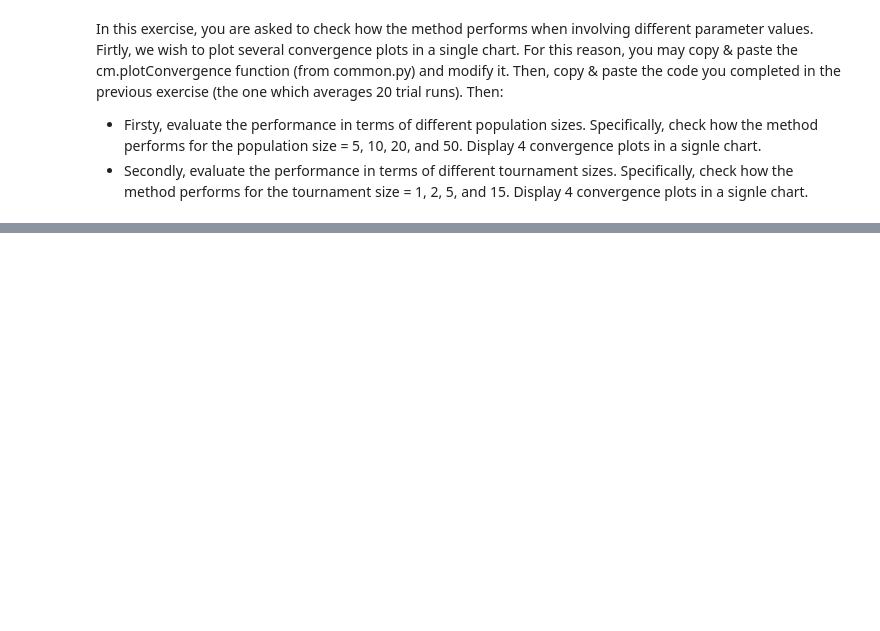
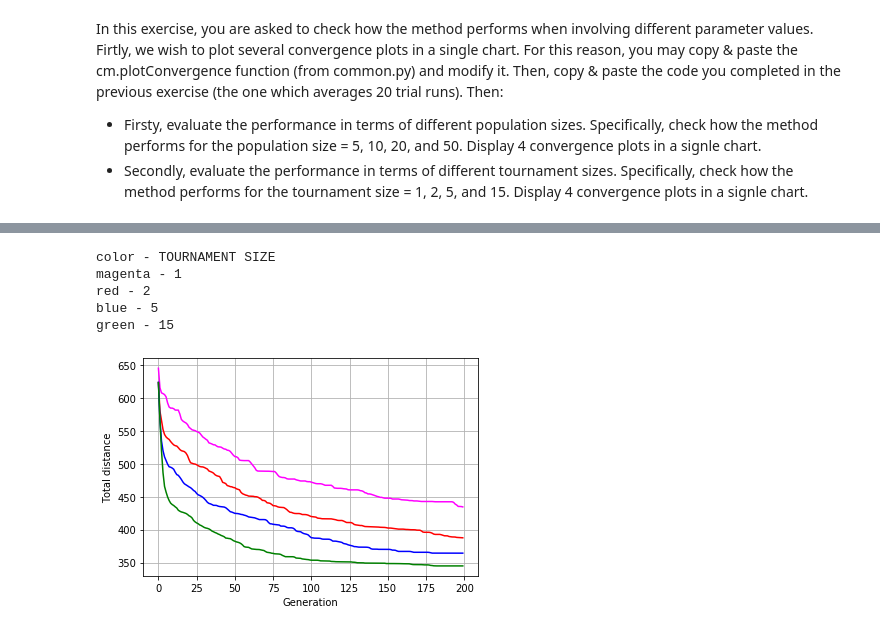
Before and after one commit to TomKuc/IAI, a Jupyter notebook: lab4/Exercises.ipynb, the cells around one changed output, grey strips where cells are left out. Drawn from its saved outputs; the diff is of its cells as text; code cells hidden in the pictures; blank space fills up the shorter version.

```diff
--- a/lab4/Exercises.ipynb
+++ b/lab4/Exercises.ipynb
@@ -429,0 +502,58 @@ def plotConvergence2(plt, X, Y_MINs, Y_MEANs, Y_MAXs):
+# %%
+#(TOURNAMENT SIZE)
+tour_sizes = [1,2,5,15]
+
+RUNS = 20
+
+distanceMatrix = cm.getLargeDistanceMatrix() ### 15 CITIES
+cities = 15
+mutationProbability = 1.0/15.0
+populationSize = 20
+generations = 200
+X = range(generations)
+for t_size in tour_sizes:
+    RUN_MIN = []
+    RUN_MEAN = []
+    RUN_MAX = []
+    for run in range(RUNS):
+        population = getInitialPopulation(populationSize, cities, distanceMatrix)
+        sortPopulation(population)
+        RUN_MIN.append([])
+        RUN_MEAN.append([])
+        RUN_MAX.append([])
+        for g in range(generations):
+            matingPool = getMatingPool(populationSize, populationSize, t_size)
+            offspring = getOffspring(population, matingPool, mutationProbability, distanceMatrix)
+            population += offspring
+            sortPopulation(population)
+            new_population = []
+            for _ in range(populationSize):
+                new_population.append(population[getTournamentSelection(populationSize, t_size)])
+            population = new_population
+            sortPopulation(population)
+            MIN, MEAN, MAX = getStats(population)
+            RUN_MIN[run].append(MIN)
+            RUN_MEAN[run].append(MEAN)
+            RUN_MAX[run].append(MAX)
+    Y_MIN = [min([RUN_MIN[run][generation] for run in range(RUNS)]) for generation in range(generations)]
+    Y_MEAN = [np.mean([RUN_MEAN[run][generation] for run in range(RUNS)]) for generation in
+                  range(generations)]
+    Y_MAX = [max([RUN_MAX[run][generation] for run in range(RUNS)]) for generation in range(generations)]
+
+    Y_MINs.append(Y_MIN)
+    Y_MEANs.append(Y_MEAN)
+    Y_MAXs.append(Y_MAX)
+
+plotConvergence2(plt, X, Y_MINs, Y_MEANs, Y_MAXs)
+print("color - TOURNAMENT SIZE")
+print("magenta - 1")
+print("red - 2")
+print("blue - 5")
+print("green - 15")
+# %% [output]
+color - TOURNAMENT SIZE
+magenta - 1
+red - 2
+blue - 5
+green - 15
+[figure, added]
```
Also changed, not shown: parts of 15 cells of this notebook.
